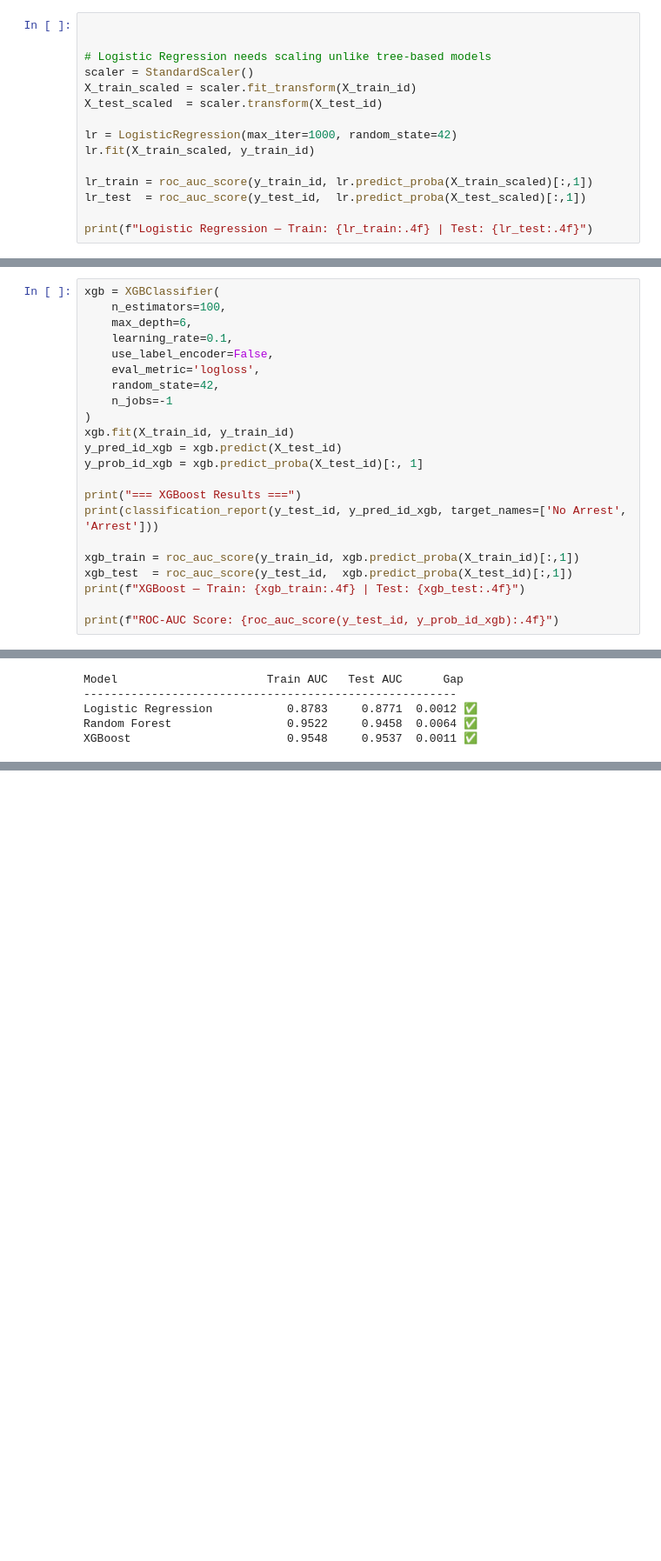
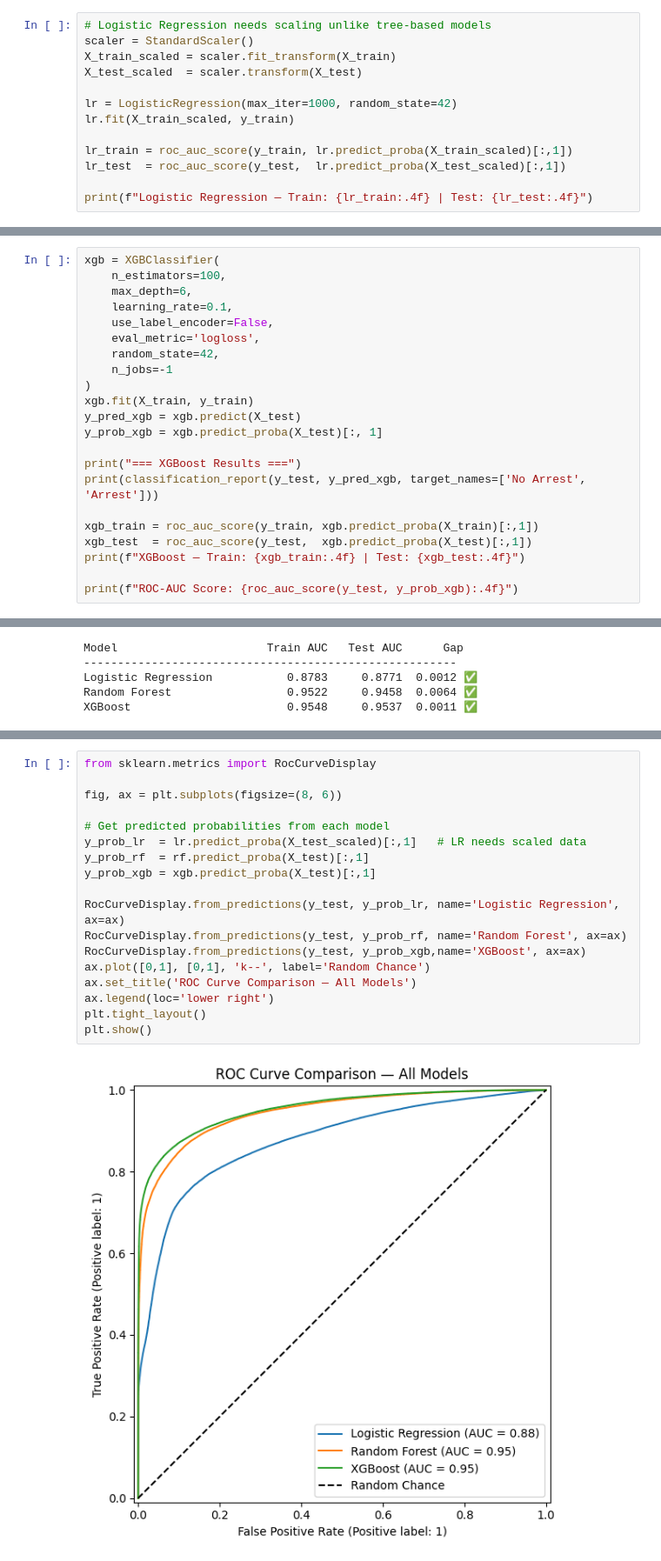
Before and after one commit to tKaiB/Capstone_Chicago, a Jupyter notebook: notebooks/Cap_Chicago_Prediction.ipynb, the cells around one changed output, grey strips where cells are left out. Shown at 87% size. Cells and saved outputs as stored; diff of their text form; blank space fills up the shorter version.

Commit message:
Changed the labelling of variables

```diff
--- a/notebooks/Cap_Chicago_Prediction.ipynb
+++ b/notebooks/Cap_Chicago_Prediction.ipynb
@@ -337,18 +342,16 @@ Train: (870515, 23) | Test: (217629, 23)
 # %% [markdown]
 ### Logistic Regression
 # %%
-
-
 # Logistic Regression needs scaling unlike tree-based models
 scaler = StandardScaler()
-X_train_scaled = scaler.fit_transform(X_train_id)
-X_test_scaled  = scaler.transform(X_test_id)
+X_train_scaled = scaler.fit_transform(X_train)
+X_test_scaled  = scaler.transform(X_test)
 
 lr = LogisticRegression(max_iter=1000, random_state=42)
-lr.fit(X_train_scaled, y_train_id)
+lr.fit(X_train_scaled, y_train)
 
-lr_train = roc_auc_score(y_train_id, lr.predict_proba(X_train_scaled)[:,1])
-lr_test  = roc_auc_score(y_test_id,  lr.predict_proba(X_test_scaled)[:,1])
+lr_train = roc_auc_score(y_train, lr.predict_proba(X_train_scaled)[:,1])
+lr_test  = roc_auc_score(y_test,  lr.predict_proba(X_test_scaled)[:,1])
 
 print(f"Logistic Regression — Train: {lr_train:.4f} | Test: {lr_test:.4f}")
 # %% [output]
@@ -403,18 +406,18 @@ xgb = XGBClassifier(
     random_state=42,
     n_jobs=-1
 )
-xgb.fit(X_train_id, y_train_id)
-y_pred_id_xgb = xgb.predict(X_test_id)
-y_prob_id_xgb = xgb.predict_proba(X_test_id)[:, 1]
+xgb.fit(X_train, y_train)
+y_pred_xgb = xgb.predict(X_test)
+y_prob_xgb = xgb.predict_proba(X_test)[:, 1]
 
 print("=== XGBoost Results ===")
-print(classification_report(y_test_id, y_pred_id_xgb, target_names=['No Arrest', 'Arrest']))
+print(classification_report(y_test, y_pred_xgb, target_names=['No Arrest', 'Arrest']))
 
-xgb_train = roc_auc_score(y_train_id, xgb.predict_proba(X_train_id)[:,1])
-xgb_test  = roc_auc_score(y_test_id,  xgb.predict_proba(X_test_id)[:,1])
+xgb_train = roc_auc_score(y_train, xgb.predict_proba(X_train)[:,1])
+xgb_test  = roc_auc_score(y_test,  xgb.predict_proba(X_test)[:,1])
 print(f"XGBoost — Train: {xgb_train:.4f} | Test: {xgb_test:.4f}")
 
-print(f"ROC-AUC Score: {roc_auc_score(y_test_id, y_prob_id_xgb):.4f}")
+print(f"ROC-AUC Score: {roc_auc_score(y_test, y_prob_xgb):.4f}")
 # %% [output]
 === XGBoost Results ===
               precision    recall  f1-score   support
@@ -495,0 +457,20 @@ XGBoost                       0.9548     0.9537  0.0011 ✅
+# %%
+from sklearn.metrics import RocCurveDisplay
+
+fig, ax = plt.subplots(figsize=(8, 6))
+
+# Get predicted probabilities from each model
+y_prob_lr  = lr.predict_proba(X_test_scaled)[:,1]   # LR needs scaled data
+y_prob_rf  = rf.predict_proba(X_test)[:,1]
+y_prob_xgb = xgb.predict_proba(X_test)[:,1]
+
+RocCurveDisplay.from_predictions(y_test, y_prob_lr, name='Logistic Regression', ax=ax)
+RocCurveDisplay.from_predictions(y_test, y_prob_rf, name='Random Forest', ax=ax)
+RocCurveDisplay.from_predictions(y_test, y_prob_xgb,name='XGBoost', ax=ax)
+ax.plot([0,1], [0,1], 'k--', label='Random Chance')
+ax.set_title('ROC Curve Comparison — All Models')
+ax.legend(loc='lower right')
+plt.tight_layout()
+plt.show()
+# %% [output]
+[figure, added]
```
Also changed, not shown: parts of 30 cells of this notebook.
